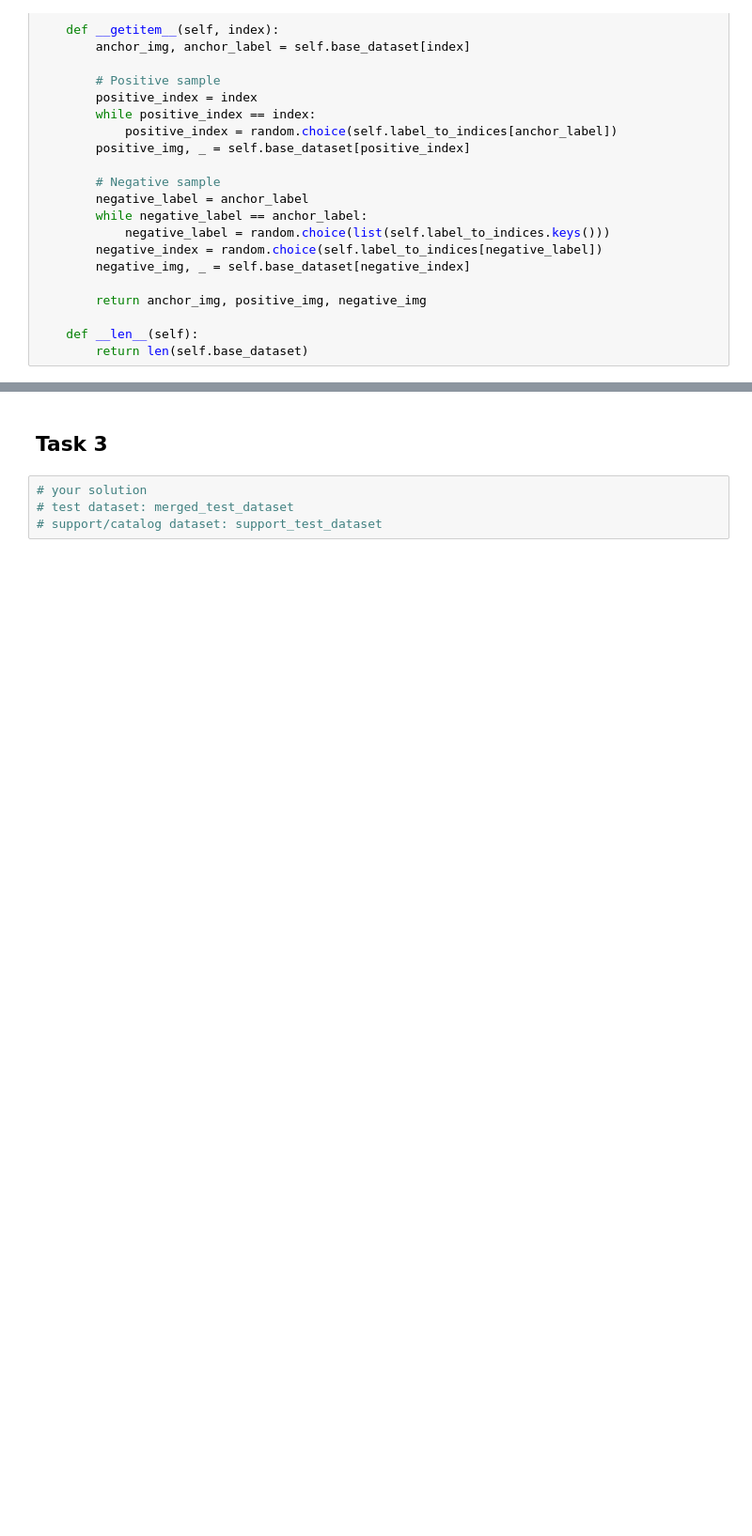
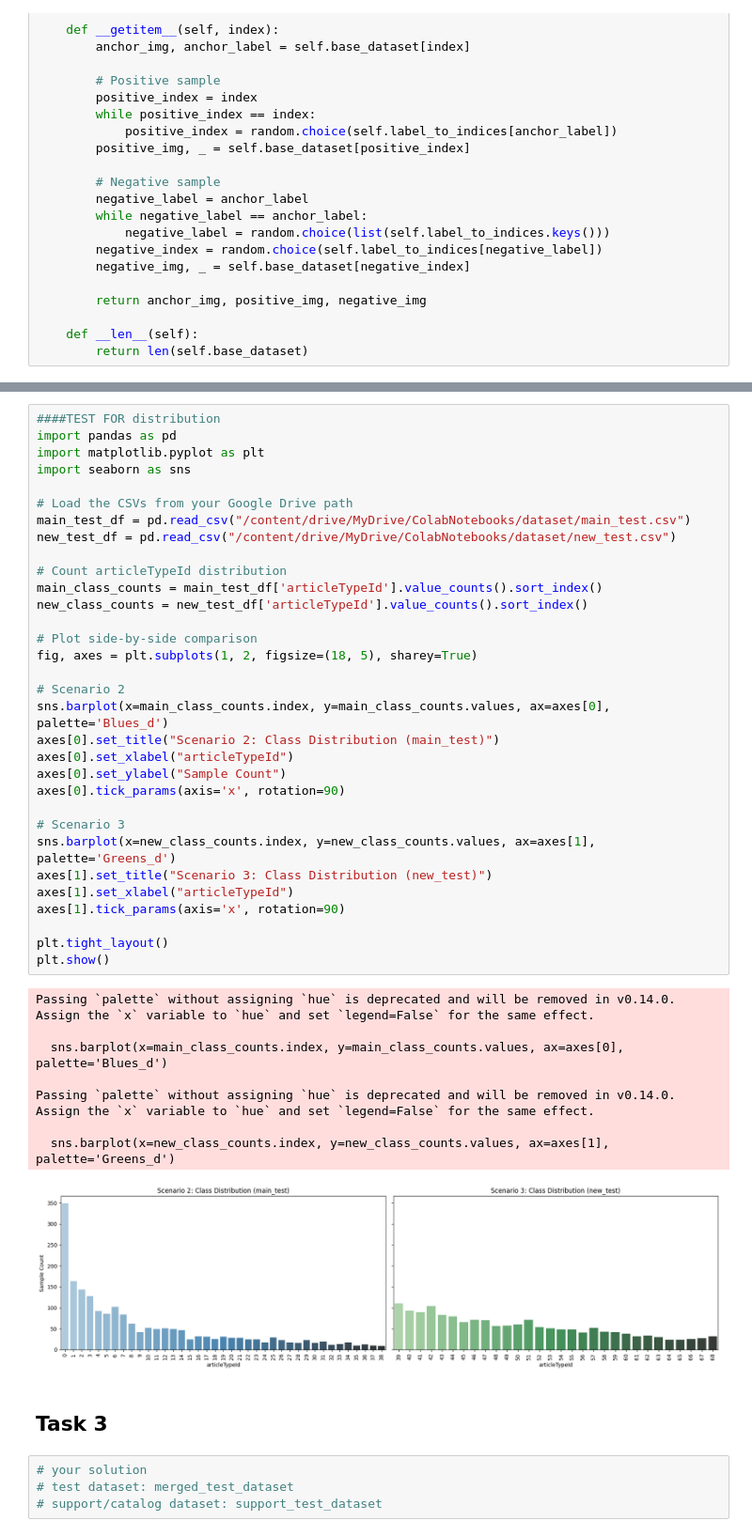
Before and after one commit to Andywei24/DeepLearning, a Jupyter notebook: ass1_skeleton.ipynb, the cells around one changed output, grey strips where cells are left out. Shown at 94% size. Cells and saved outputs as stored; diff of their text form; blank space fills up the shorter version.

```diff
--- a/ass1_skeleton.ipynb
+++ b/ass1_skeleton.ipynb
@@ -530,3 +582,44 @@ TypeError: object of type 'NoneType' has no len()
+# %%
+####TEST FOR distribution
+import pandas as pd
+import matplotlib.pyplot as plt
+import seaborn as sns
+
+# Load the CSVs from your Google Drive path
+main_test_df = pd.read_csv("/content/drive/MyDrive/ColabNotebooks/dataset/main_test.csv")
+new_test_df = pd.read_csv("/content/drive/MyDrive/ColabNotebooks/dataset/new_test.csv")
+
+# Count articleTypeId distribution
+main_class_counts = main_test_df['articleTypeId'].value_counts().sort_index()
+new_class_counts = new_test_df['articleTypeId'].value_counts().sort_index()
+
+# Plot side-by-side comparison
+fig, axes = plt.subplots(1, 2, figsize=(18, 5), sharey=True)
+
+# Scenario 2
+sns.barplot(x=main_class_counts.index, y=main_class_counts.values, ax=axes[0], palette='Blues_d')
+axes[0].set_title("Scenario 2: Class Distribution (main_test)")
+axes[0].set_xlabel("articleTypeId")
+axes[0].set_ylabel("Sample Count")
+axes[0].tick_params(axis='x', rotation=90)
+
+# Scenario 3
+sns.barplot(x=new_class_counts.index, y=new_class_counts.values, ax=axes[1], palette='Greens_d')
+axes[1].set_title("Scenario 3: Class Distribution (new_test)")
+axes[1].set_xlabel("articleTypeId")
+axes[1].tick_params(axis='x', rotation=90)
+
+plt.tight_layout()
+plt.show()
+# %% [output]
+Passing `palette` without assigning `hue` is deprecated and will be removed in v0.14.0. Assign the `x` variable to `hue` and set `legend=False` for the same effect.
+
+  sns.barplot(x=main_class_counts.index, y=main_class_counts.values, ax=axes[0], palette='Blues_d')
+
+Passing `palette` without assigning `hue` is deprecated and will be removed in v0.14.0. Assign the `x` variable to `hue` and set `legend=False` for the same effect.
+
+  sns.barplot(x=new_class_counts.index, y=new_class_counts.values, ax=axes[1], palette='Greens_d')
+[figure, added]
 # %% [markdown]
 ## Task 3
 # %%
```
Also changed, not shown: parts of 7 cells of this notebook.
